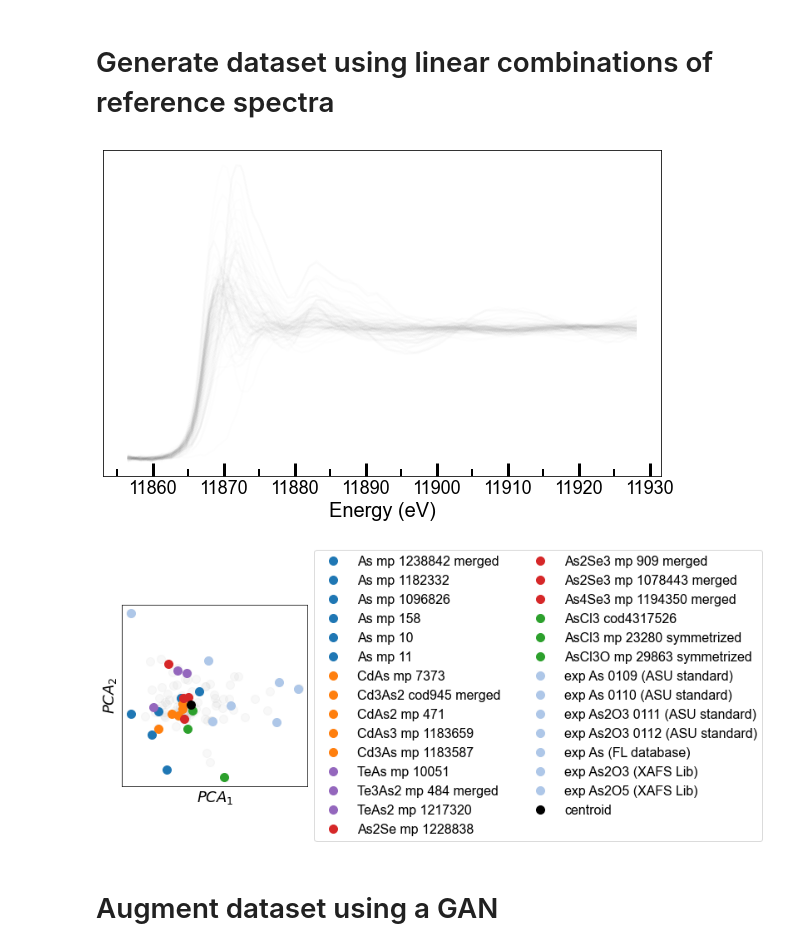
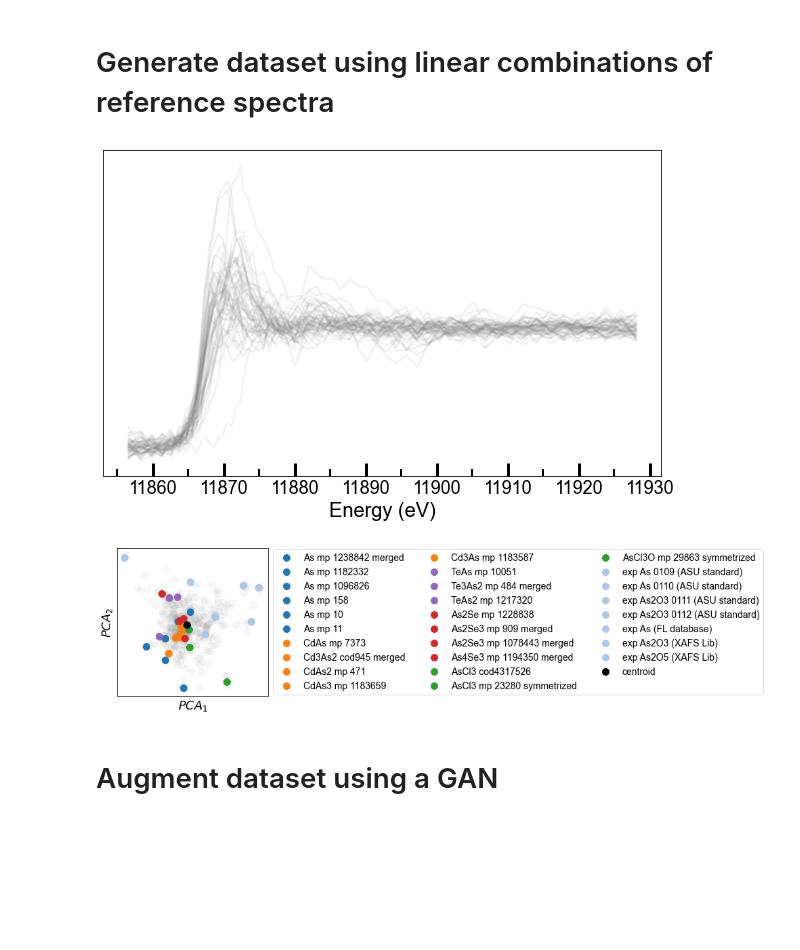
Before and after one commit to stetef/Energy-Point-Selection, a Jupyter notebook: Visualization.ipynb, the cells around one changed output. Drawn from its saved outputs; the diff is of its cells as text; code cells hidden in the pictures; blank space fills up the shorter version.

```diff
--- a/Visualization.ipynb
+++ b/Visualization.ipynb
@@ -80,11 +82,11 @@ make_scree_plot(Refs)
 # %% [markdown]
 # Generate dataset using linear combinations of reference spectra
 # %%
-kwargs = {'N': 100, 'scale': 0.01, 'dropout': 0.9, 'training': False}
+kwargs = {'N': 500, 'scale': 0.05, 'dropout': 0.9, 'training': False}
 data, coeffs = generate_linear_combos(Refs, **kwargs)
-kwargs = {'N': 100, 'scale': 0.01, 'dropout': 0.9, 'training': False}
+kwargs = {'N': 50, 'scale': 0.05, 'dropout': 0.9, 'training': False}
 test_data, test_coeffs = generate_linear_combos(Refs, **kwargs)
 
-plot_spectra(Energy, data, mod=0)
+plot_spectra(Energy, data, mod=10, alpha=0.1)
 # %% [output]
-[figure, old version]
+[figure, new version]
@@ -94,7 +93,7 @@ from utils import *
 # %%
-two_dimensional_visualization(data, Refs, data_columns, ncol=2, method='PCA')
+two_dimensional_visualization(data, Refs, data_columns, ncol=3, method='PCA', fontsize=18)
 # %% [output]
-[figure, old version]
+[figure, new version]
 # %% [markdown]
 # Augment dataset using a GAN
 # %%
```
Also changed, not shown: parts of 31 cells of this notebook, 7 other files.
